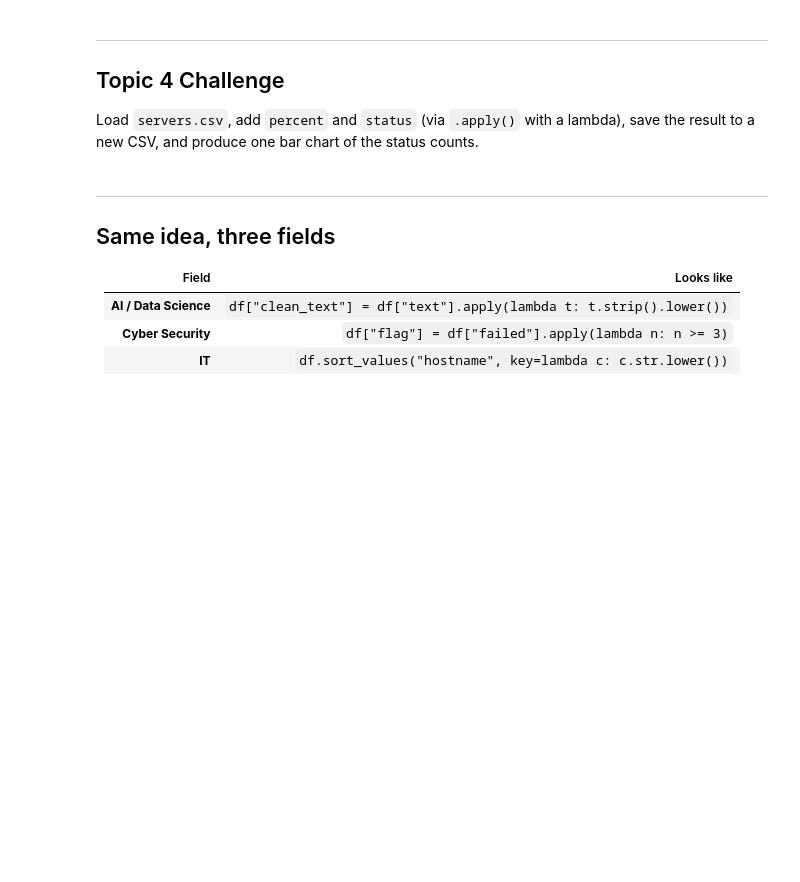
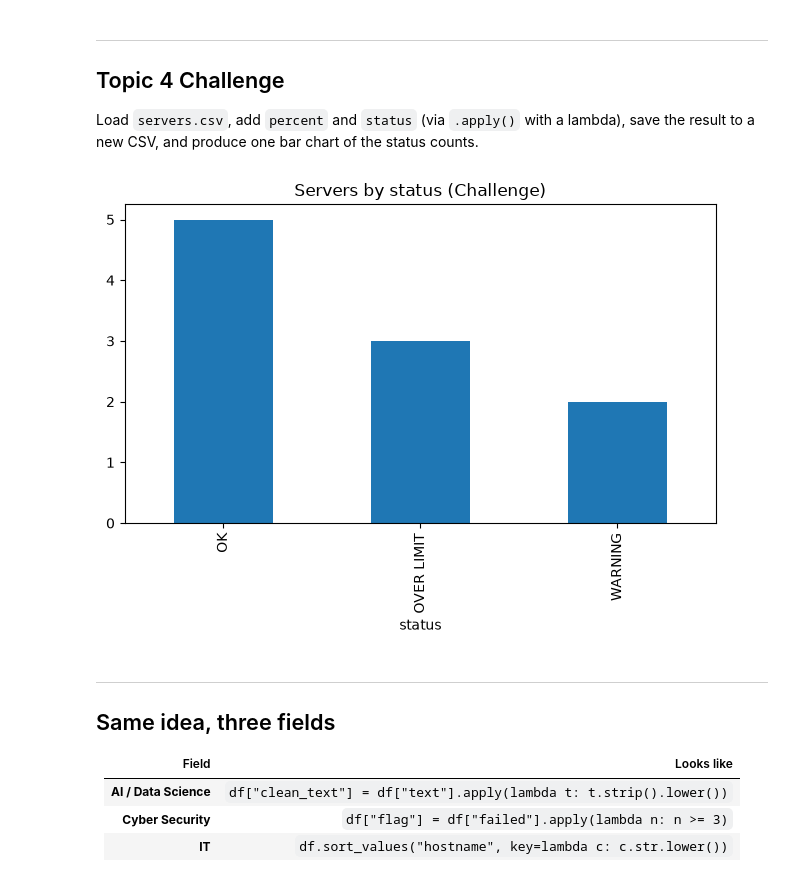
Before and after one commit to iansmiiith/CST1510, a Jupyter notebook: Week 06 - Pandas/04 - Apply, Lambda and Finishing Up/W06T04_walkthrough.ipynb, the cells around one changed output. Drawn from its saved outputs; the diff is of its cells as text; code cells hidden in the pictures; blank space fills up the shorter version.

```diff
--- a/Week 06 - Pandas/04 - Apply, Lambda and Finishing Up/W06T04_walkthrough.ipynb
+++ b/Week 06 - Pandas/04 - Apply, Lambda and Finishing Up/W06T04_walkthrough.ipynb
@@ -107,3 +177,19 @@ save the result to a new CSV, and produce one bar chart of the status counts.
+# %%
+# your code here
+import pandas as pd
+import matplotlib.pyplot as plt
+
+servers = pd.read_csv("servers.csv")
+servers["percent"] = servers.apply(lambda row: (row["used"] / row["total"]) * 100, axis=1)
+servers["status"] = servers["percent"].apply(
+    lambda p: "OVER LIMIT" if p >= 100 else "WARNING" if p >= 90 else "OK"
+)
+servers.to_csv("servers_challenge_results.csv", index=False)
+servers["status"].value_counts().plot(kind="bar", title="Servers by status (Challenge)")
+plt.tight_layout()
+plt.show()
+# %% [output]
+[figure, added]
 # %% [markdown]
 ---
 ## Same idea, three fields
```
Also changed, not shown: parts of 12 cells of this notebook, 19 other files.
